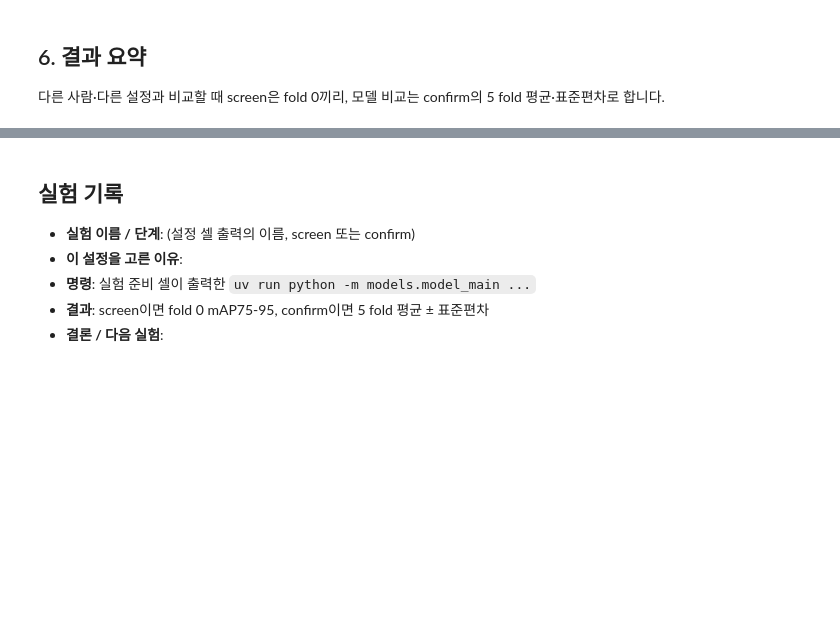
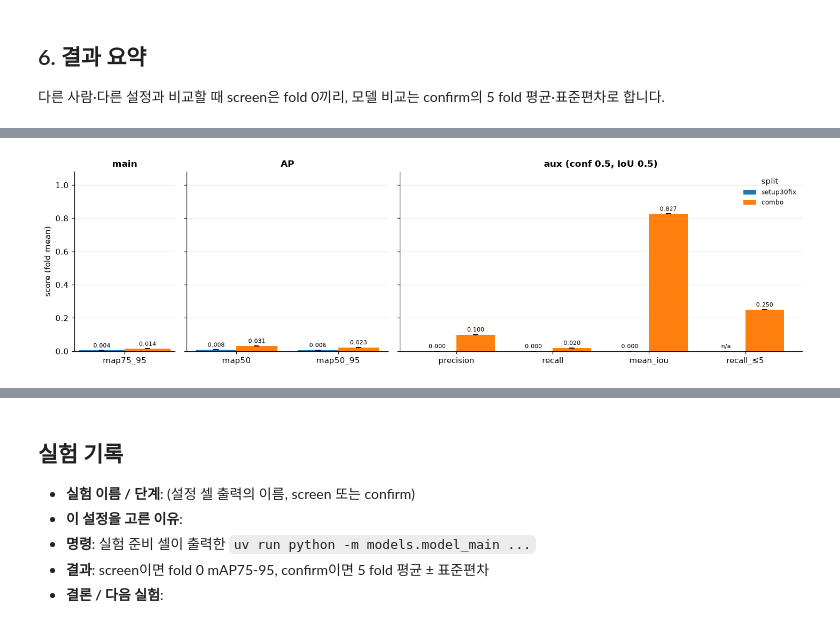
Before and after one commit to def-uk/pill-bbox, a Jupyter notebook: notebooks/yolo11m_adamw.ipynb, the cells around one changed output, grey strips where cells are left out. Cells and saved outputs as stored; diff of their text form; code cells hidden in the pictures; blank space fills up the shorter version.

```diff
--- a/notebooks/yolo11m_adamw.ipynb
+++ b/notebooks/yolo11m_adamw.ipynb
@@ -306,0 +377,96 @@ KeyError: "[('precision', 'mean'), ('recall', 'mean'), ('mean_iou', 'mean'), ('r
+# %%
+import matplotlib.pyplot as plt
+import numpy as np
+import pandas as pd
+
+from models.evaluate import FIXED_CONF, MATCH_IOU, results_dir
+
+# 아래 그림 전체에 쓰는 공통 모양: 위·오른쪽 테두리 없음, 옅은 격자, 굵은 제목
+plt.rcParams.update(
+    {
+        "figure.dpi": 110,
+        "axes.spines.top": False,
+        "axes.spines.right": False,
+        "axes.grid": True,
+        "grid.alpha": 0.3,
+        "axes.titlesize": 11,
+        "axes.titleweight": "bold",
+        "legend.frameon": False,
+    }
+)
+# 분할마다 모든 그림에서 같은 색을 쓴다 (첫 분할 = 파랑, 둘째 = 주황)
+SPLIT_COLORS = {split: f"C{i}" for i, split in enumerate(SPLITS)}
+
+
+def split_of(run: str) -> str:
+    """run 이름(모델_분할_aug<on|off>_opt<옵티마이저>)에서 분할 이름을 찾는다."""
+    return next((split for split in SPLITS if f"_{split}_" in f"{run}_"), run)
+
+
+def split_label(split: str) -> str:
+    """그림에 쓸 짧은 분할 이름 (setup30fix, combo)."""
+    return split.split("_")[0]
+
+
+# 주 지표 / AP 계열 / 고정 기준 보조 지표를 칸을 나눠 그린다
+METRIC_GROUPS = {
+    "main": [MAIN_METRIC],
+    "AP": ["map50", "map50_95"],
+    f"aux (conf {FIXED_CONF}, IoU {MATCH_IOU})": ["precision", "recall", "mean_iou", "recall_≤5"],
+}
+fold_summaries = pd.concat(
+    [pd.read_csv(p) for p in sorted(results_dir(exp, RUNS_DIR).glob("*_summary.csv"))],
+    ignore_index=True,
+)
+groups = {
+    title: [m for m in names if m in fold_summaries.columns]
+    for title, names in METRIC_GROUPS.items()
+}
+groups = {title: names for title, names in groups.items() if names}
+if missing := [m for n in METRIC_GROUPS.values() for m in n if m not in fold_summaries.columns]:
+    print(f"요약에 없는 지표 {missing}: evaluate.py가 옛 버전이면 BRANCH를 확인하세요.")
+metric_names = [m for names in groups.values() for m in names]
+done_splits = [split for split in SPLITS if split in set(fold_summaries["split_name"])]
+stats = fold_summaries.groupby("split_name")[metric_names].agg(["mean", "std"]).loc[done_splits]
+
+# 막대 = fold 평균, 검은 선 = fold 간 표준편차. 값이 없으면(n/a) 막대 없이 글자만 둔다
+fig, axes = plt.subplots(
+    1,
+    len(groups),
+    figsize=(1.6 * len(metric_names) + 2, 3.8),
+    sharey=True,
+    squeeze=False,
+    gridspec_kw={"width_ratios": [len(names) for names in groups.values()]},
+)
+width = 0.8 / len(stats)
+for ax, (title, names) in zip(axes[0], groups.items(), strict=True):
+    for i, (split, row) in enumerate(stats.iterrows()):
+        x = np.arange(len(names)) + (i - (len(stats) - 1) / 2) * width
+        means = row[[(n, "mean") for n in names]].to_numpy(float)
+        stds = row[[(n, "std") for n in names]].fillna(0).to_numpy(float)
+        bars = ax.bar(
+            x,
+            np.nan_to_num(means),
+            width,
+            yerr=stds,
+            capsize=3,
+            color=SPLIT_COLORS[split],
+            label=split_label(split),
+        )
+        labels = ["n/a" if np.isnan(m) else f"{m:.3f}" for m in means]
+        ax.bar_label(bars, labels=labels, fontsize=7, padding=2)
+    ax.set_xticks(np.arange(len(names)), names)
+    ax.set_title(title)
+    ax.grid(axis="x", visible=False)
+axes[0, 0].set_ylim(0, 1.08)
+axes[0, 0].set_ylabel("score (fold mean)")
+axes[0, -1].legend(title="split", fontsize=8, loc="upper right")
+fig.tight_layout()
+plt.show()
+if len(done_splits) == 2:
+    gap = stats[(MAIN_METRIC, "mean")]
+    a, b = done_splits
+    print(f"{MAIN_METRIC}: {split_label(b)} − {split_label(a)} = {gap[b] - gap[a]:+.4f}")
+fold_summaries[["split_name", "fold", *metric_names]].round(4)
+# %% [output]
+[figure, added]
```
Also changed, not shown: parts of 22 cells of this notebook, 1 other file.
